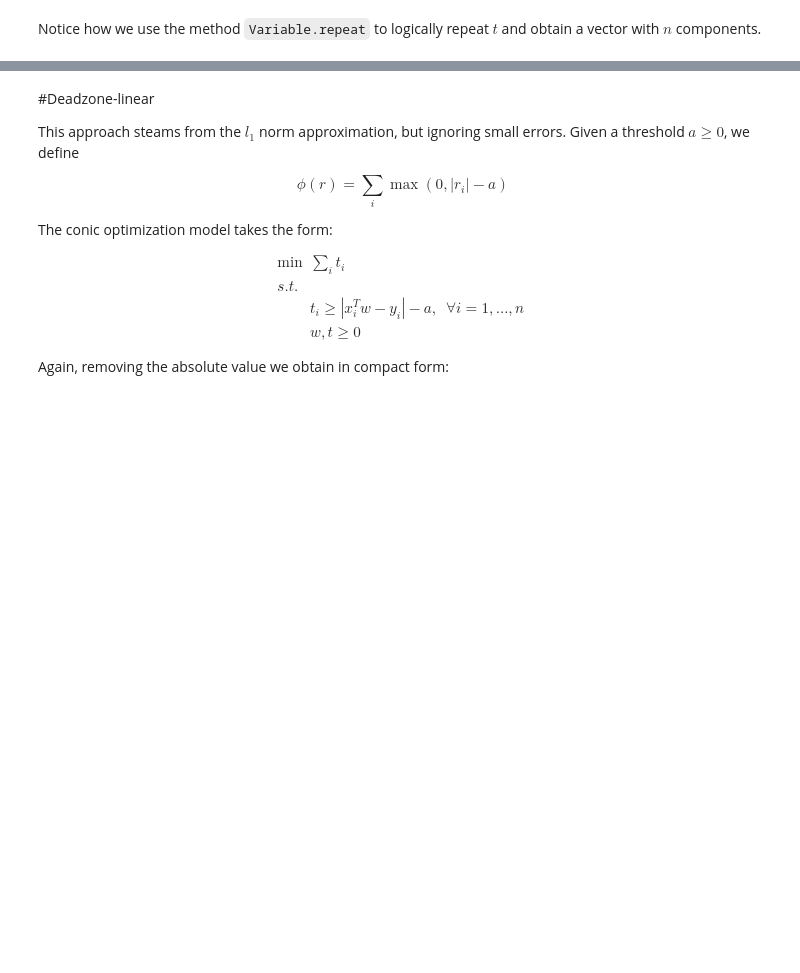
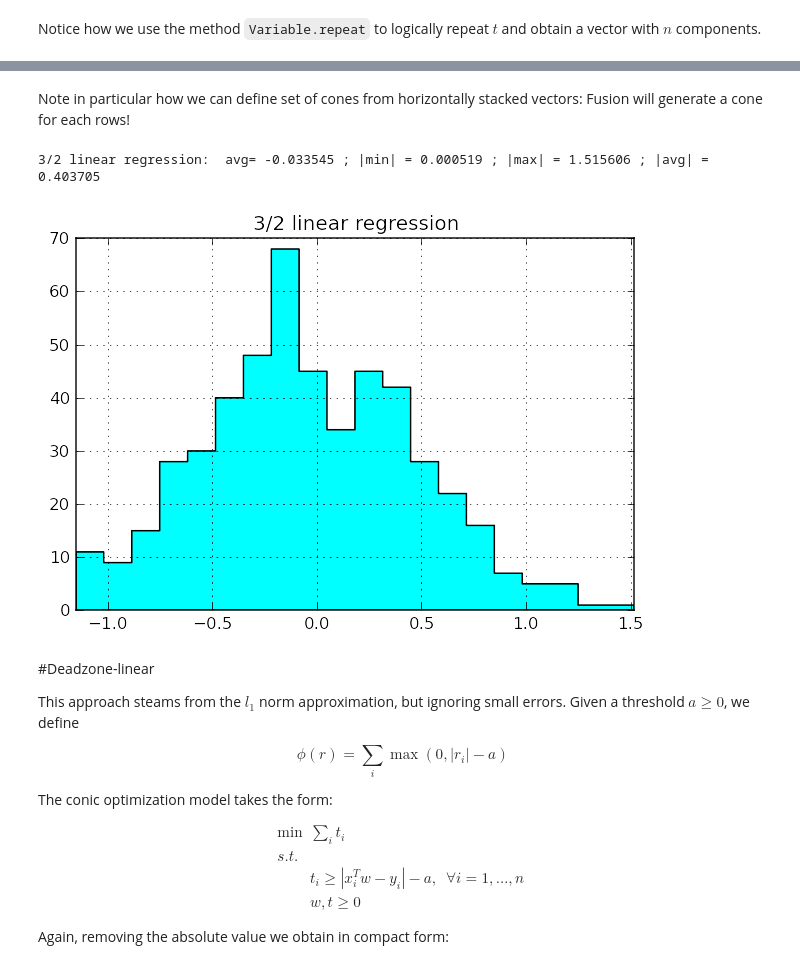
Before and after one commit to MOSEK/Tutorials, a Jupyter notebook: Fusion/Regression techniques using MOSEK Fusion API.ipynb, the cells around one changed output, grey strips where cells are left out. Saved outputs shown, nothing was run; the diff lists cells and outputs as text; code cells hidden in the pictures; blank space fills up the shorter version.

Commit message:
added 3/2 regression

```diff
--- a/Fusion/Regression techniques using MOSEK Fusion API.ipynb
+++ b/Fusion/Regression techniques using MOSEK Fusion API.ipynb
@@ -217,3 +238,38 @@ l2 :  avg= 0.000364 ; |min| = 0.000454 ; |max| = 1.542007 ; |avg| = 0.399440
+# %%
+def lsq_32_reg(X,y,n,m):
+
+    with Model() as M:
+        w = M.variable('w', m, Domain.greaterThan(0.))
+
+        t = M.variable('t', m, Domain.unbounded())
+        s = M.variable('s', m, Domain.unbounded())
+        z = M.variable('z', m, Domain.unbounded())
+
+
+        M.constraint(Expr.vstack( t, Expr.sub(Expr.mul(X,w), y)), Domain.inQCone())
+        M.constraint(Expr.hstack(s, z, t), Domain.inRotatedQCone())
+        M.constraint(Expr.hstack(Expr.constTerm(m,1./8.),t, s), Domain.inRotatedQCone())
+
+        M.objective(ObjectiveSense.Minimize, Expr.sum(t))
+
+        M.solve()
+
+        return w.level()
+# %% [markdown]
+Note in particular how we can define set of cones from horizontally stacked vectors: Fusion will generate a cone for each rows!
+# %%
+w3_2  = lsq_32_reg(X,y,n,m)
+
+
+err3_2 = error(X,w3_2,y)
+
+
+print_err('3/2 linear regression: ', err3_2)
+
+plot('3/2 linear regression',err3_2,nbuckets,'cyan')
+# %% [output]
+3/2 linear regression:  avg= -0.033545 ; |min| = 0.000519 ; |max| = 1.515606 ; |avg| = 0.403705
+[figure, added]
 # %% [markdown]
 #Deadzone-linear
 
```
Also changed, not shown: parts of 9 cells of this notebook.
